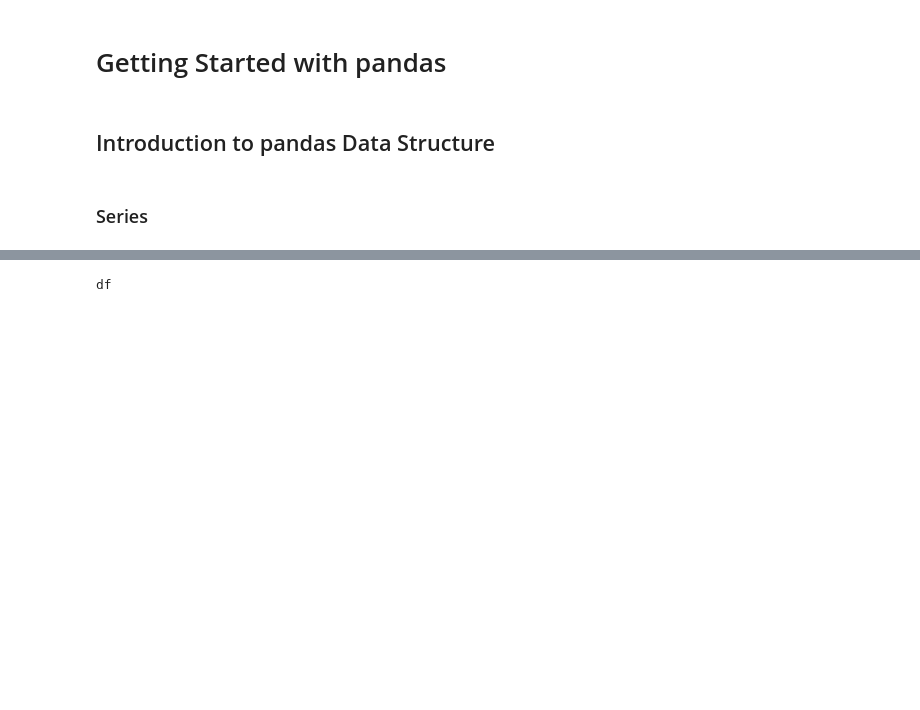
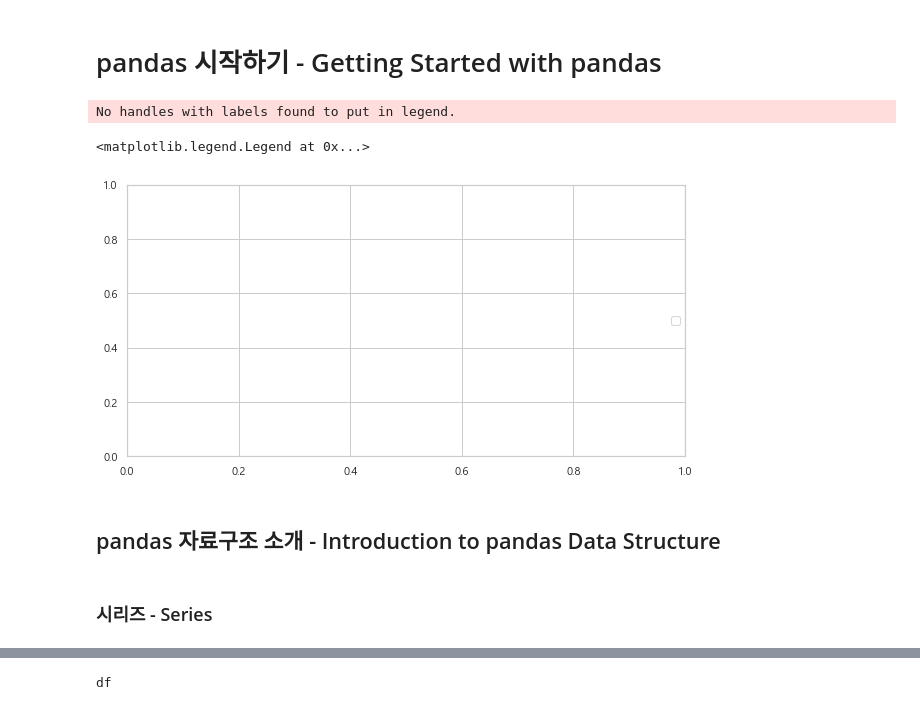
Before and after one commit to netager/Quick_Ref, a Jupyter notebook: data_analysis/Pandas/pandas_basic.ipynb, the cells around one changed output, grey strips where cells are left out. Drawn from its saved outputs; the diff is of its cells as text; code cells hidden in the pictures; blank space fills up the shorter version.

Commit message:
20211010 Library Review Python for Data Analysis

```diff
--- a/data_analysis/Pandas/pandas_basic.ipynb
+++ b/data_analysis/Pandas/pandas_basic.ipynb
@@ -1,2 +1,2 @@
 # %% [markdown]
-# Getting Started with pandas
+# pandas 시작하기 - Getting Started with pandas
@@ -10,3 +3,26 @@ plt.rc('figure', figsize=(10, 6))
+# %%
+import pandas as pd
+import numpy as np
+import seaborn as sns
+import matplotlib.pyplot as plt       # 그래프를 세부적으로 그리기 위한 옵션 설정
+import matplotlib as mpl              # 한글폰트, 글씨체, 음수기호 등 전체적인 옵션 조정
+
+import missingno as msno
+%matplotlib inline
+# NoteBook 내에 그래프 그리기
+# %matplotlib tk 는 별도의 창에 그래프를 그리고 직접 그래프의 속성을 변경할 수 있음
+
+np.random.seed(12345)
+
+mpl.rc('font', family='Malgun Gothic')  # 한글 폰트 설정
+                                        # 윈도우 폰트 위치 - C:\Windows\Fonts
+plt.figure(figsize=(10,5))              # 그래프 사이즈 설정
+plt.rc('figure', figsize=(10, 6))
+plt.legend(loc='right')                 # 범주의 위치 조정
+# %% [output]
+No handles with labels found to put in legend.
+<matplotlib.legend.Legend at 0x...>
+[figure, added]
 # %%
 class display(object):
     """Display HTML representation of multiple objects"""
@@ -24,9 +40,9 @@ class display(object):
         return '\n\n'.join(a + '\n' + repr(eval(a))
                            for a in self.args)
 # %% [markdown]
-## Introduction to pandas Data Structure
+## pandas 자료구조 소개 - Introduction to pandas Data Structure
 # %% [markdown]
-### Series
+### 시리즈 - Series
 # %%
 # Series 생성
 obj = pd.Series([4, 7, -5, 3], index=['a','b','c','d'])
```
Also changed, not shown: parts of 130 cells of this notebook, 1 other file.
